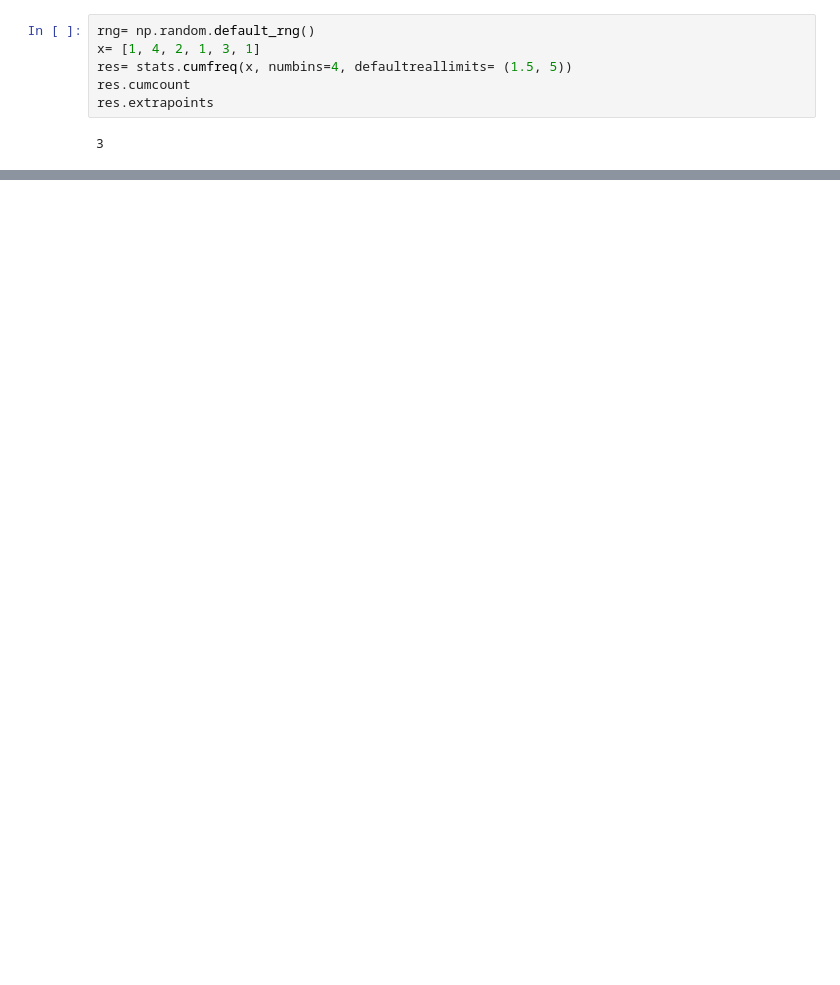
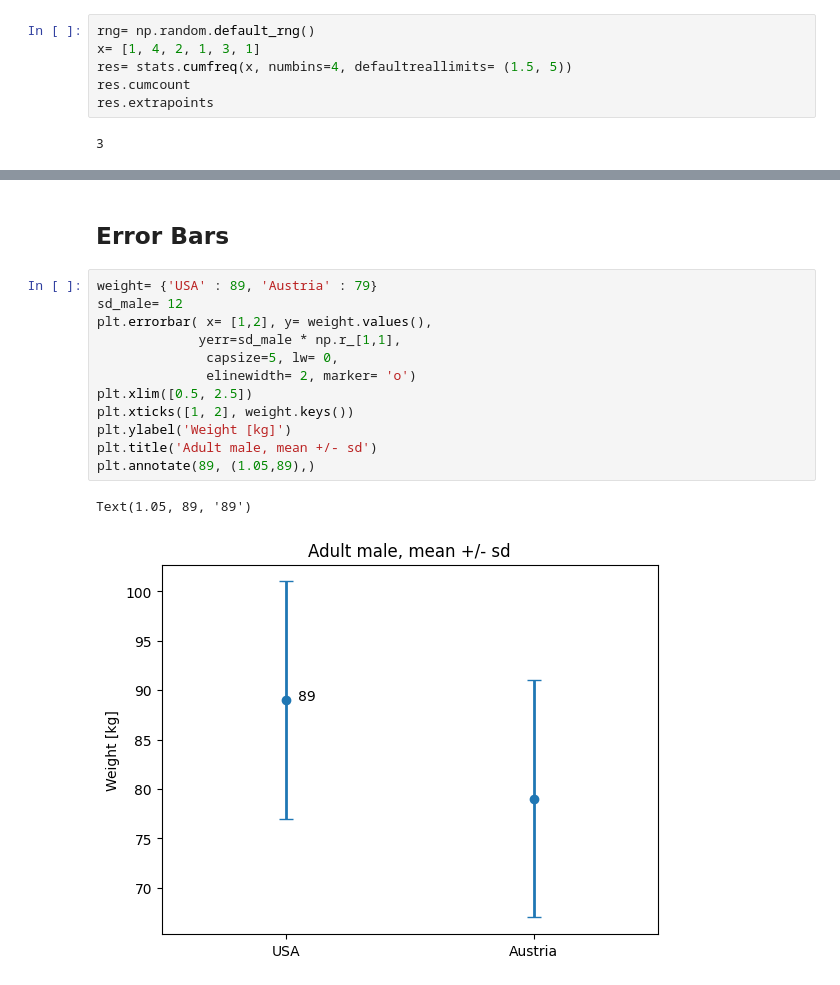
Before and after one commit to wbfrench1/Intro_to_Stats_w_Python, a Jupyter notebook: src/plots.ipynb, the cells around one changed output, grey strips where cells are left out. Cells and saved outputs as stored; diff of their text form; blank space fills up the shorter version.

```diff
--- a/src/plots.ipynb
+++ b/src/plots.ipynb
@@ -137,0 +139,17 @@ CumfreqResult(cumcount=array([1., 2., 3., 3.]), lowerlimit=1.5, binsize=0.875, e
+# %% [markdown]
+## Error Bars
+# %%
+weight= {'USA' : 89, 'Austria' : 79}
+sd_male= 12
+plt.errorbar( x= [1,2], y= weight.values(),
+             yerr=sd_male * np.r_[1,1],
+              capsize=5, lw= 0,
+              elinewidth= 2, marker= 'o')
+plt.xlim([0.5, 2.5])
+plt.xticks([1, 2], weight.keys())
+plt.ylabel('Weight [kg]')
+plt.title('Adult male, mean +/- sd')
+plt.annotate(89, (1.05,89),)
+# %% [output]
+Text(1.05, 89, '89')
+[figure, added]
```
Also changed, not shown: parts of 16 cells of this notebook.
